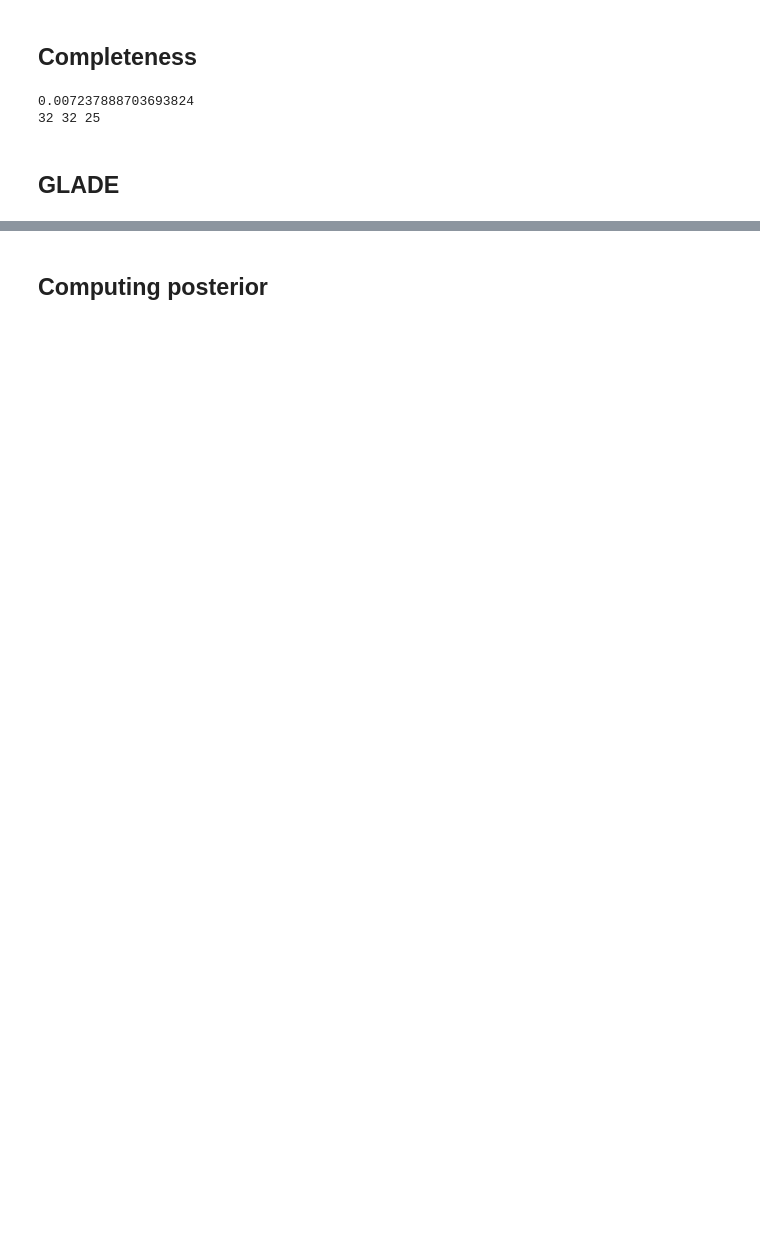
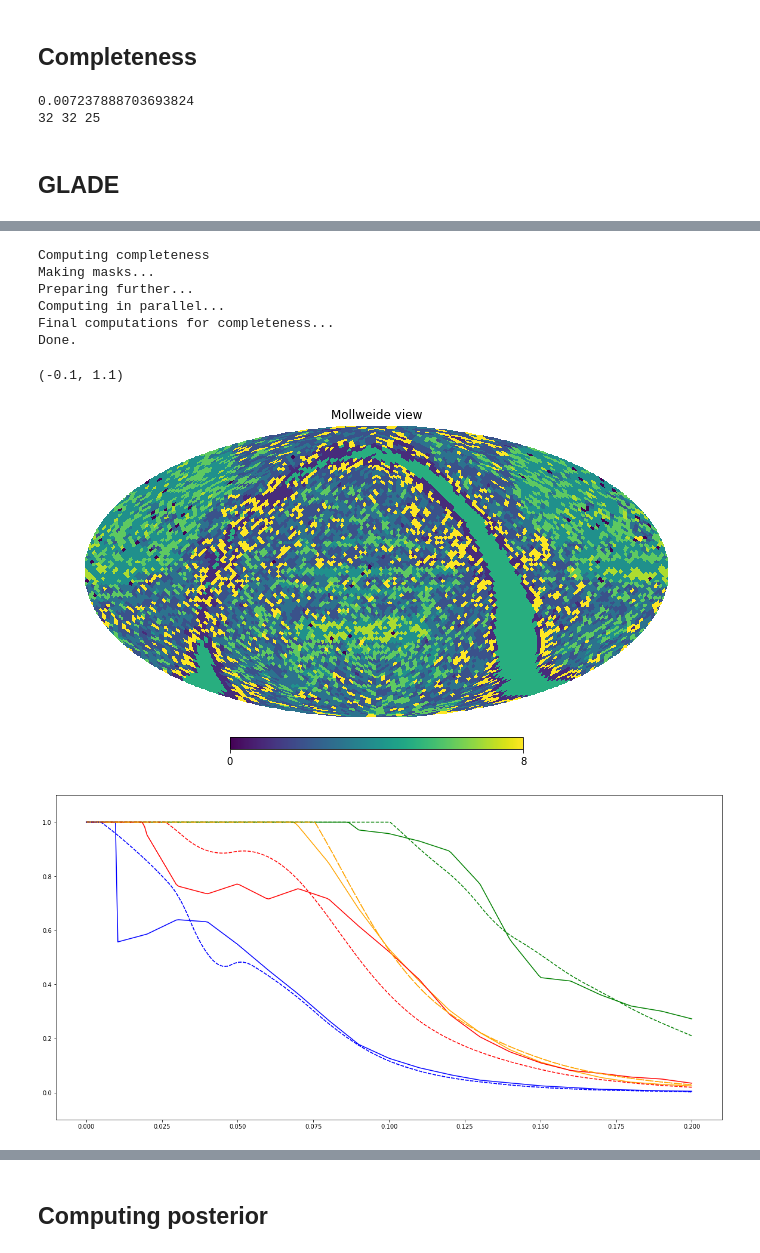
Before and after one commit to CosmoStatGW/DarkSirensStat, a Jupyter notebook: notebooks/plots_compare_Andreas.ipynb, the cells around one changed output, grey strips where cells are left out. Cells and saved outputs as stored; diff of their text form; code cells hidden in the pictures; blank space fills up the shorter version.

```diff
--- a/notebooks/plots_compare_Andreas.ipynb
+++ b/notebooks/plots_compare_Andreas.ipynb
@@ -161,0 +222,64 @@ for key, ev in O2.items():
+# %%
+gladeM._completeness.zedges = []
+gladeM._completeness.zcenters = []
+gladeM._completeness._nSide = 32
+gladeM._completeness._nMasks = 9
+gladeM._completeness._zRes = 30
+
+gladeM._completeness._compl = []
+gladeM._completeness._interpolators = []
+gladeM._completeness._zstar = []
+
+gladeM._completeness.compute(gladeM.get_data(), useDirac=True)
+# %% [output]
+Computing completeness
+Making masks...
+Preparing further...
+Computing in parallel...
+Final computations for completeness...
+Done.
+# %%
+n= 250
+
+res = np.zeros((n,15))
+zs = np.linspace(0.0,0.2,n)
+
+thetas = np.linspace((2/12)*np.pi,(10/12)*np.pi,5)
+phis = np.linspace(0,0*4*np.pi*2,5)
+res = glade._completeness.get(thetas, phis, zs)
+resM = gladeM._completeness.get(thetas, phis, zs)
+
+from scipy.signal import savgol_filter
+resMF = savgol_filter(resM, 61, 2, deriv=0, axis=1)
+
+
+hp.mollview(gladeM._completeness._mask)
+plt.figure(figsize=(20,10))
+plt.plot(zs,res[0,:], 'b')
+plt.plot(zs,res[1,:], 'orange')
+plt.plot(zs,res[3,:], 'g')
+plt.plot(zs,res[4,:], 'r')
+
+plt.plot(zs,resM[0,:], 'b', ls='--')
+plt.plot(zs,resM[1,:], 'orange', ls='--')
+plt.plot(zs,resM[3,:], 'g', ls='--')
+plt.plot(zs,resM[4,:], 'r', ls='--')
+plt.plot(zs,resM[1,:], 'orange', ls='-.')
+plt.plot(zs,resM[0,:], 'b', ls=':')
+from scipy import interpolate
+for i, data in enumerate(gladeM._completeness._compl):
+    #print(gladeM._completeness.zcenters[i])
+    inter = interpolate.interp1d(gladeM._completeness.zcenters[i], data, kind='linear', bounds_error=False, fill_value=(1,0))
+    #plt.plot(zs, inter(zs), 'k',ls=':')
+
+plt.ylim([-0.1, 1.1])
+# plt.plot(zs,resMF[0,:], 'b', ls='--')
+# plt.plot(zs,resMF[1,:], 'orange', ls='--')
+# plt.plot(zs,resMF[3,:], 'k', ls='--')
+# plt.plot(zs,resMF[4,:], 'r', ls='--')
+# plt.plot(zs,resMF[1,:], 'orange', ls='-.')
+# plt.plot(zs,resMF[0,:], 'b', ls=':')
+# %% [output]
+(-0.1, 1.1)
+[figure, added]
+[figure, added]
```
Also changed, not shown: parts of 15 cells of this notebook, 3 other files.
